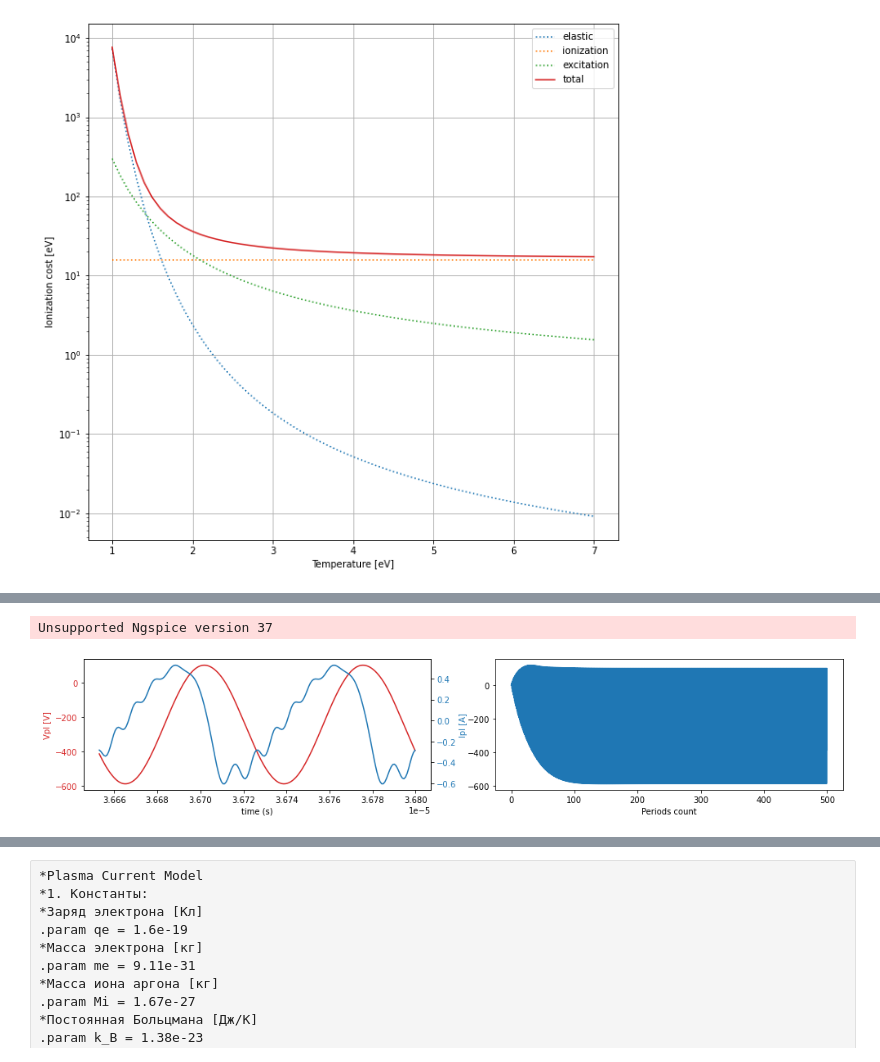
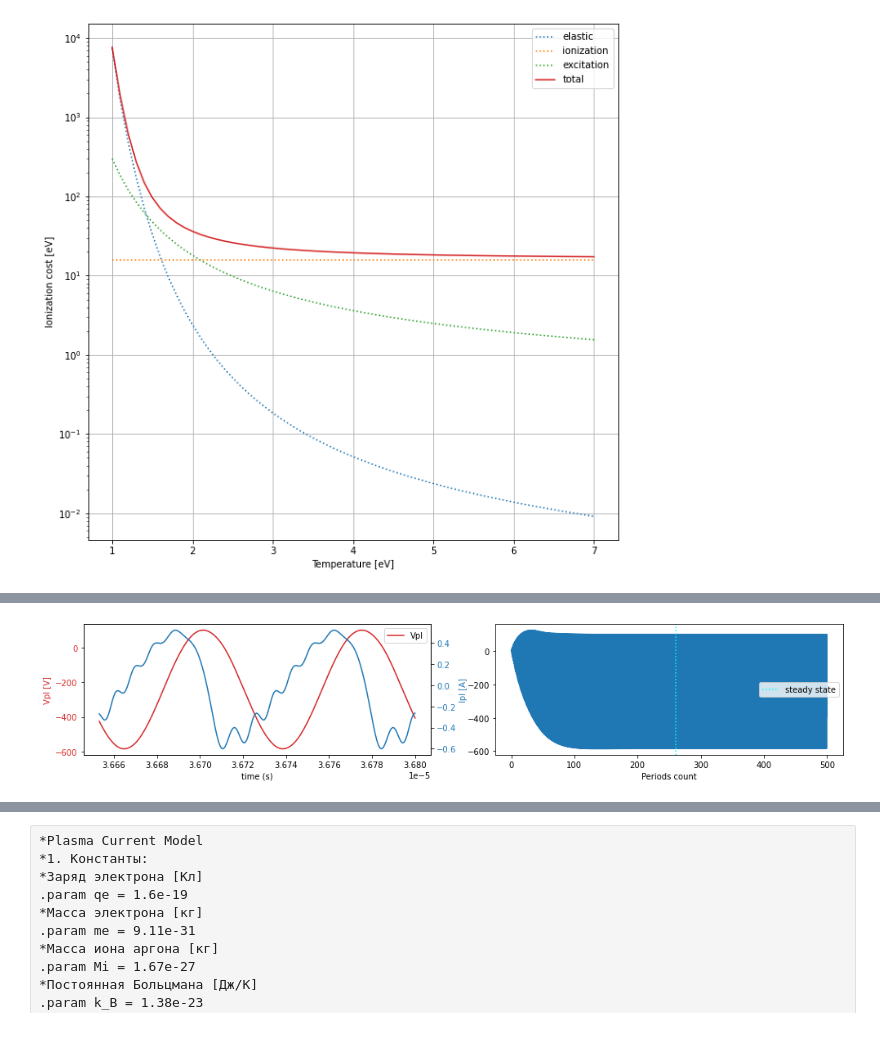
Before and after one commit to dsamsonov1/rf_plasma_impedance, a Jupyter notebook: rf_discharge_2.ipynb, the cells around one changed output, grey strips where cells are left out. Saved outputs shown, nothing was run; the diff lists cells and outputs as text; code cells hidden in the pictures.

```diff
--- a/rf_discharge_2.ipynb
+++ b/rf_discharge_2.ipynb
@@ -47,18 +47,18 @@ k_B = 1.380649e-23                          # Постоянная Больцм
 #################
 ng = p0/(k_B*T0)                            # Концентрация буферного газа [м^-3]
 Vp = Ae*l_B                                 # Объем плазменного столба
-CCs1 = (qe*ne*eps_0*Ae**2)/2                # Коэффициент при емкости слоя управляющего электрода
-CCs2 = (qe*ne*eps_0*Ag**2)/2                # Коэффициент при емкости слоя заземленного электрода
-Lp = l_B*me/(qe**2*ne*Ae)                   # Индуктивность bulk плазмы [Гн]
+fE = Ae/(Ae + Ag)
+fG = Ag/(Ae + Ag)
 Tf=1/f0                                     # Период ВЧ поля [с]
 
 #################
-# 4. Настройки анализа Ngspice
+# 4. Настройки анализа Ngspice и алгоритма
 #################
 num_periods_sim=500                         # Количество периодов ВЧ поля, которое надо просчитать
 sim_periods_div=100                         # Количество точек результата на период
 tmax_sim = Tf*num_periods_sim               # Сколько времени просчитывать в Ngspice
 tmin_sim = Tf*(num_periods_sim-5)           # От какого времени делать вывод
 timestep_output = Tf/sim_periods_div        # Шаг, с которым будет вывод
+eps_ne = 5e12                               # Критерий сходимости расчета ne
 # %%
 ##############
@@ -205,64 +292,43 @@ VoltageSource VViz
-# %%
-simulator = circuit.simulator()
-simulator._initial_condition={'v(5)':1e-10, 'v(9)':1e-10} # Надо задать какие-то (около но ненулевые ННУ,
-                                                          # т.к. иначе pyspice ломается на предупреждениях от Ngspice
-#print(simulator) # Можно напечатать .IC для проверки
-analysis = simulator.transient(step_time=Tf/100, end_time=tmax_sim)
-# %% [output]
-Unsupported Ngspice version 37
 # %%
-def getU (n1, n2):
-    if n2 == '0':
-        return np.array(analysis[n1])
-    else:
-        return np.array(analysis[n1])-np.array(analysis[n2])
-
-def getP_IV (a_T, a_V, a_I, a_N):
-    return 1/(a_N*Tf) * trapezoid(x=a_T, y=np.multiply(a_V, a_I))
-
-def get_mean (a_T, a_V, a_N):
-    return 1/(a_N*Tf) * trapezoid(x=a_T, y=a_V)
-
-def extract_N_periods(array, start, periods_count, direction):
-    if direction == 'fwd':
-        return array[start*sim_periods_div:(start+periods_count)*sim_periods_div]
-    elif direction == 'rev':
-        return array[-(start+periods_count)*sim_periods_div:-start*sim_periods_div]
-
 # Извлекаем интересующие токи и напряжения
 
 time_raw = np.array(analysis.time)
 
-Vpl_raw = getU('5', '0')           # Vpl
-Ipl_raw = getU('8', '9')/Rp        # Ipl
-V_R_rf_raw = getU('2', '1')        # Vrf
-Irf_raw = V_R_rf_raw/val_R_rf      # Irf
-Vl_raw = getU('2', '0')            # Vl
-Vs1_raw = getU('5', '7')           # Vs1
-Vs2_raw = getU('9', '10')          # Vs2
-V_R_rf_raw = getU('2', '1')        # Vrf
+Vpl_raw = getU('5', '0', analysis)           # Vpl
+Ipl_raw = getU('8', '9', analysis)/out_Rp    # Ipl
+V_R_rf_raw = getU('2', '1', analysis)        # Vrf
+Irf_raw = V_R_rf_raw/val_R_rf                # Irf
+Vl_raw = getU('2', '0', analysis)            # Vl
+Vs1_raw = getU('5', '7', analysis)           # Vs1
+Vs2_raw = getU('9', '10', analysis)          # Vs2
+V_R_rf_raw = getU('2', '1', analysis)        # Vrf
 
 # Строим ток и напряжение на плазме (2 периода)
+
+first_steady_period = 260   # Номер периода, с которого считаем, что установившийся режим наступил
 
 time_2_last_periods = extract_N_periods(time_raw, 1, 2, 'rev')
 Vpl_2_last_periods = extract_N_periods(Vpl_raw, 1, 2, 'rev')
 Ipl_2_last_periods = extract_N_periods(Ipl_raw, 1, 2, 'rev')
 
 fig, ax1 = plt.subplots(nrows=1, ncols=2, figsize=(14, 3))
 
 ax1[0].set_xlabel('time (s)')
 ax1[0].set_ylabel('Vpl [V]', color='tab:red')
-ax1[0].plot(time_2_last_periods, Vpl_2_last_periods, color='tab:red')  # Показываем два _предпоследних_ периода, т.к.
+ax1[0].plot(time_2_last_periods, Vpl_2_last_periods, color='tab:red', label='Vpl')  # Показываем два _предпоследних_ периода, т.к.
 ax1[0].tick_params(axis='y', labelcolor='tab:red')
 ax2 = ax1[0].twinx()  # instantiate a second axes that shares the same x-axis
 ax2.set_ylabel('Ipl [A]', color='tab:blue')  # we already handled the x-label with ax1
-ax2.plot(time_2_last_periods, Ipl_2_last_periods, color='tab:blue')
+ax2.plot(time_2_last_periods, Ipl_2_last_periods, color='tab:blue', label='Ipl')
 ax2.tick_params(axis='y', labelcolor='tab:blue')
 fig.tight_layout()  # otherwise the right y-label is slightly clipped
+ax1[0].legend()
 ax1[1].plot(time_raw/Tf, Vpl_raw)  # Обзорный график для определения установившегося режима
+ax1[1].axvline(first_steady_period, color='cyan', linestyle=':', label='steady state')
+ax1[1].legend()
 _=ax1[1].set_xlabel('Periods count')
 # %% [output]
-[figure, old version]
+[figure, new version]
 # %% [markdown]
 ![image.png](attachment:ce872c8d-6324-4a3c-a111-80ec4b147cf3.png)
 # %%
```
Also changed, not shown: parts of 14 cells of this notebook.
